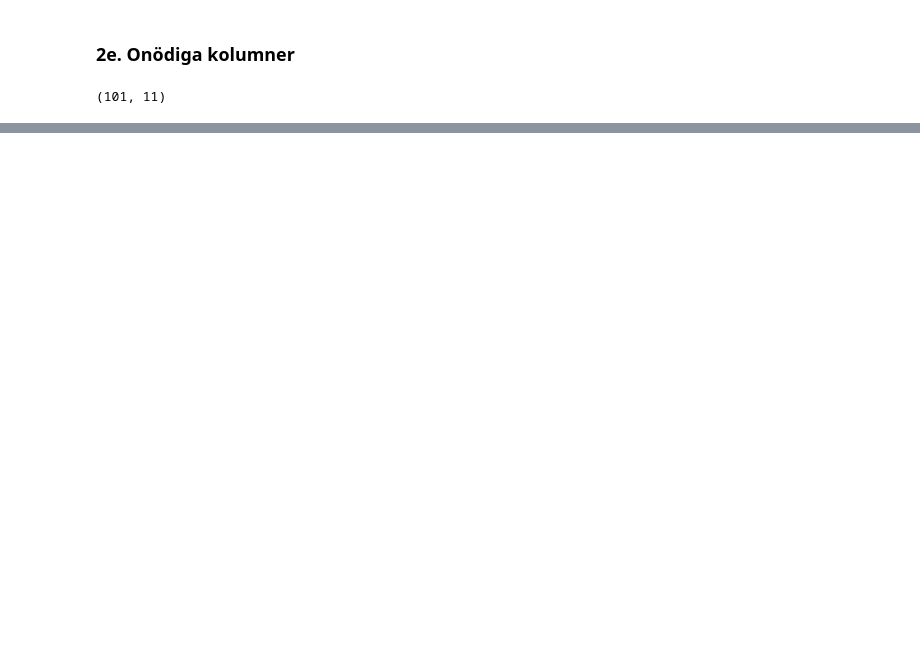
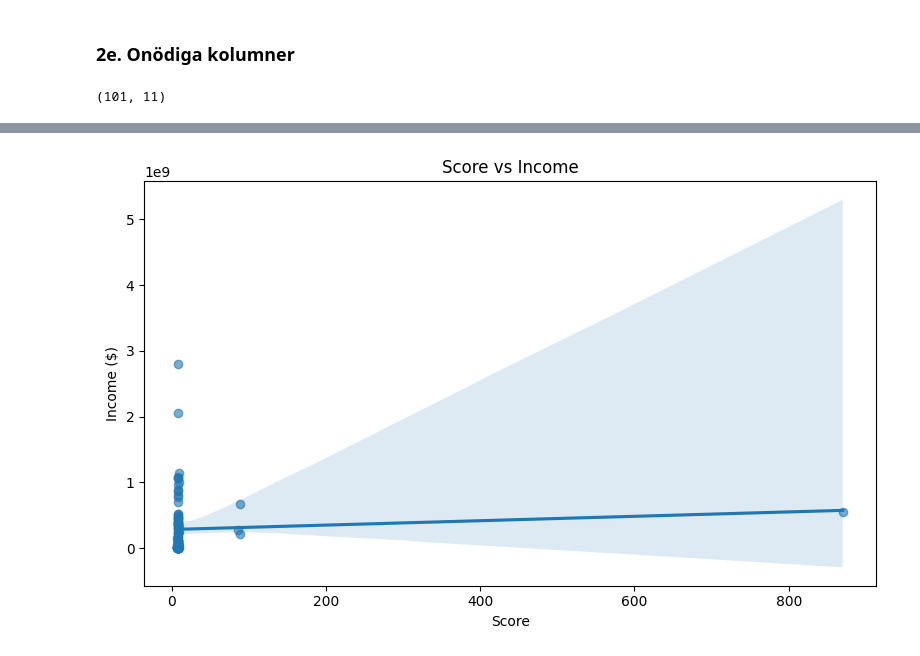
Before and after one commit to davidfjellstrom/EDA-analysis, a Jupyter notebook: eda_imdb.ipynb, the cells around one changed output, grey strips where cells are left out. Saved outputs shown, nothing was run; the diff lists cells and outputs as text; code cells hidden in the pictures; blank space fills up the shorter version.

```diff
--- a/eda_imdb.ipynb
+++ b/eda_imdb.ipynb
@@ -160,0 +215,11 @@ print(df.shape)  # Borde visa (101, 11)
+# %%
+# Scatterplot för att se relationen mellan Score och Income
+plt.figure(figsize=(8, 5))
+sns.regplot(data=df, x='Score', y='Income', scatter_kws={'alpha': 0.6})
+plt.title('Score vs Income')
+plt.xlabel('Score')
+plt.ylabel('Income ($)')
+plt.tight_layout()
+plt.show()
+# %% [output]
+[figure, added]
```
Also changed, not shown: parts of 10 cells of this notebook, 1 other file.
